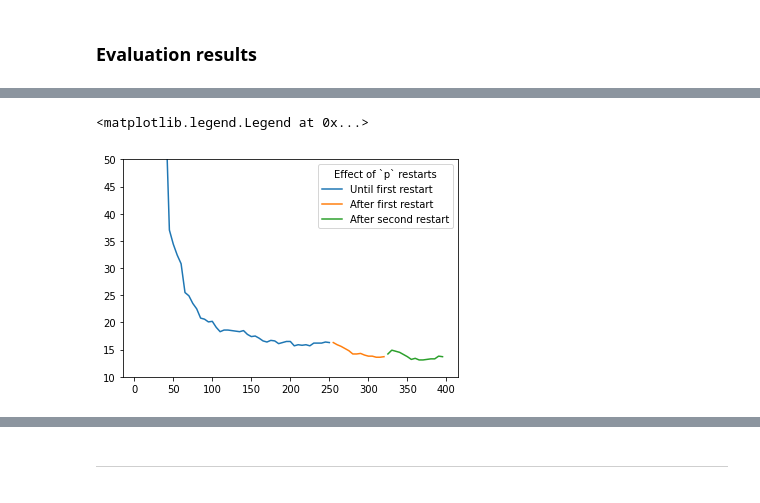
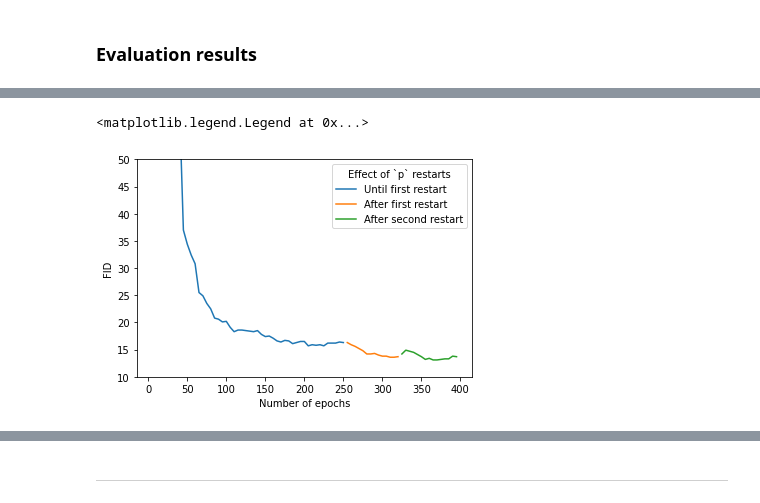
Before and after one commit to davidleonfdez/face2anime, a Jupyter notebook: notebooks/experiments/noise2anime-gan.ipynb, the cells around one changed output, grey strips where cells are left out. Cells and saved outputs as stored; diff of their text form; code cells hidden in the pictures.

```diff
--- a/notebooks/experiments/noise2anime-gan.ipynb
+++ b/notebooks/experiments/noise2anime-gan.ipynb
@@ -753,0 +959,8 @@ fids_tr3_rt06_spatial_tfms_padzeros_ema = ([345.9, 336.1, 269.9, 222.2, 144.6, 1
+# %%
+def plot_fids_vs_epochs(fids_list, **lineplot_kwargs):
+    x = range(save_cycle_len, save_cycle_len * len(fids_list) + 1, save_cycle_len)
+    y = fids_list
+    ax = sns.lineplot(x=x, y=y, **lineplot_kwargs)
+    ax.set_xlabel('Number of epochs')
+    ax.set_ylabel('FID')
+    return ax
@@ -804,15 +1022,11 @@ ax.set_ybound(10, 50)
 # %%
-len_s1 = len(fids_tr3_rt06_spatial_tfms_ema)
-len_s2 = len(fids_tr3_rt06_spatial_tfms_ema_after_r1)
-len_s3 = len(fids_tr3_rt06_spatial_tfms_ema_after_r2)
-sns.lineplot(x=range(5, 251, 5), y=fids_tr3_rt06_spatial_tfms_ema[:50],
-             label='Until first restart')
+plot_fids_vs_epochs(fids_tr3_rt06_spatial_tfms_ema[:50], label='Until first restart')
 sns.lineplot(x=range(255, 321, 5), y=fids_tr3_rt06_spatial_tfms_ema_after_r1,
              label='After first restart')
 ax=sns.lineplot(x=range(325, 396, 5), y=fids_tr3_rt06_spatial_tfms_ema_after_r2,
                 label='After second restart')
 ax.set_ybound(10, 50)
 plt.legend(title='Effect of `p` restarts')
 # %% [output]
 <matplotlib.legend.Legend at 0x...>
-[figure, old version]
+[figure, new version]
```
Also changed, not shown: parts of 60 cells of this notebook.
